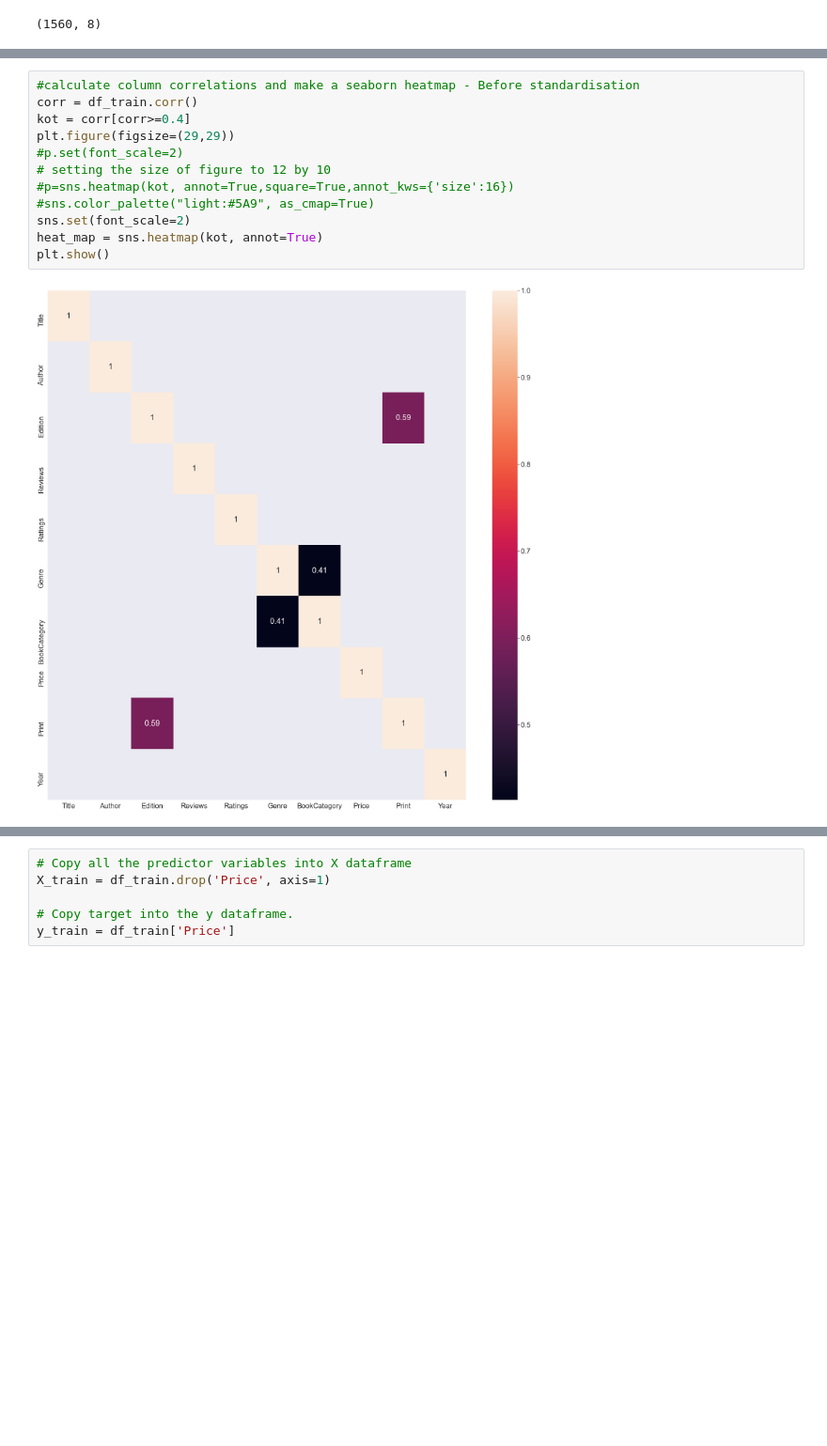
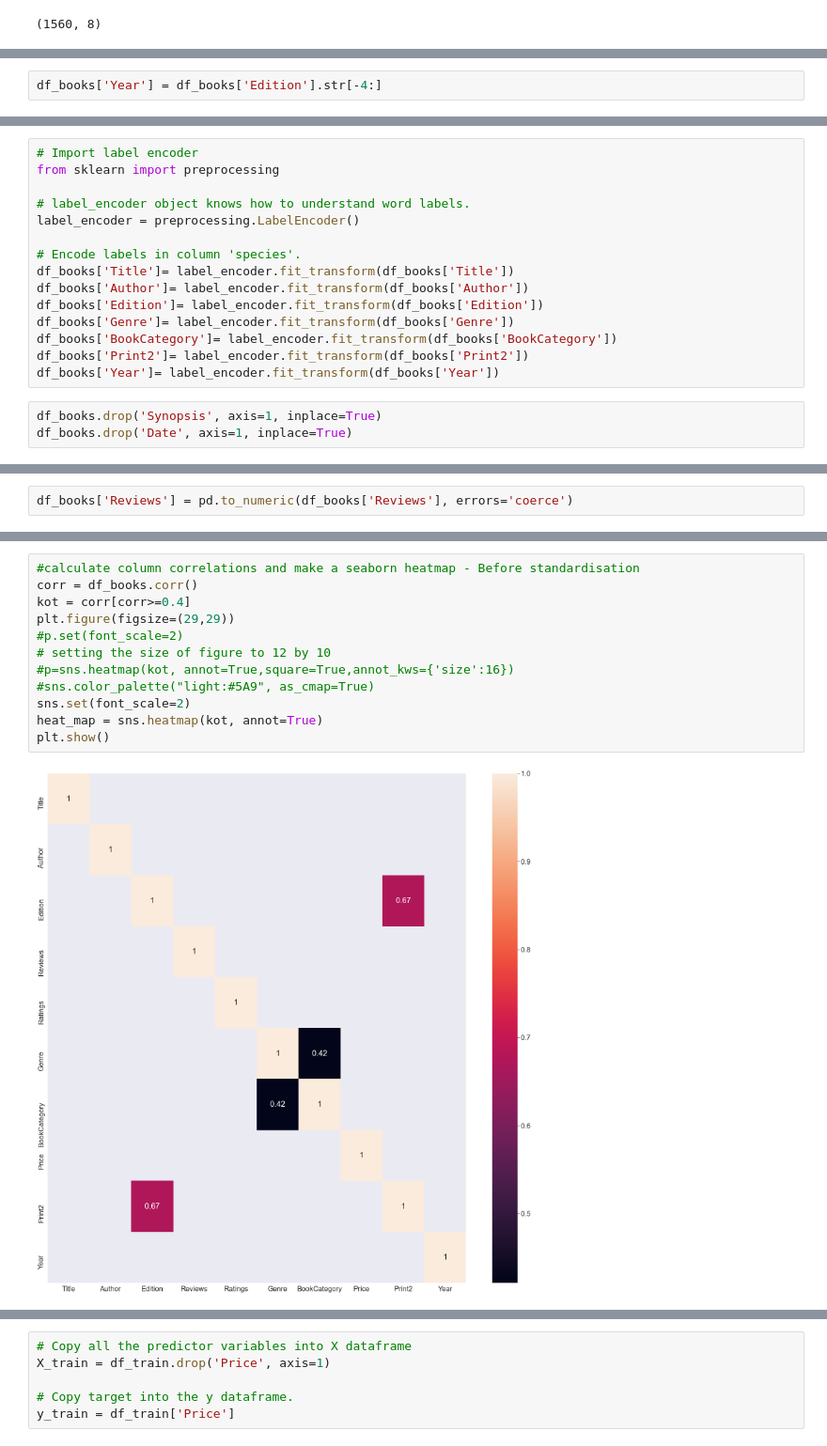
Before and after one commit to athisya/book_price, a Jupyter notebook: Predict_The_Price_Of_Books.ipynb, the cells around one changed output, grey strips where cells are left out. Shown at 94% size. Saved outputs shown, nothing was run; the diff lists cells and outputs as text; blank space fills up the shorter version.

```diff
--- a/Predict_The_Price_Of_Books.ipynb
+++ b/Predict_The_Price_Of_Books.ipynb
@@ -291,0 +173,2 @@ len(lstnumericcolumns)
+# %%
+df_books['Year'] = df_books['Edition'].str[-4:]
@@ -291,0 +195,18 @@ len(lstnumericcolumns)
+# %%
+# Import label encoder
+from sklearn import preprocessing
+
+# label_encoder object knows how to understand word labels.
+label_encoder = preprocessing.LabelEncoder()
+
+# Encode labels in column 'species'.
+df_books['Title']= label_encoder.fit_transform(df_books['Title'])
+df_books['Author']= label_encoder.fit_transform(df_books['Author'])
+df_books['Edition']= label_encoder.fit_transform(df_books['Edition'])
+df_books['Genre']= label_encoder.fit_transform(df_books['Genre'])
+df_books['BookCategory']= label_encoder.fit_transform(df_books['BookCategory'])
+df_books['Print2']= label_encoder.fit_transform(df_books['Print2'])
+df_books['Year']= label_encoder.fit_transform(df_books['Year'])
+# %%
+df_books.drop('Synopsis', axis=1, inplace=True)
+df_books.drop('Date', axis=1, inplace=True)
@@ -291,0 +233,2 @@ len(lstnumericcolumns)
+# %%
+df_books['Reviews'] = pd.to_numeric(df_books['Reviews'], errors='coerce')
@@ -378,15 +366,15 @@ sns.heatmap(corr, mask=mask, cmap=cmap, vmax=.3, center=0,
 # %%
 #calculate column correlations and make a seaborn heatmap - Before standardisation
-corr = df_train.corr()
+corr = df_books.corr()
 kot = corr[corr>=0.4]
 plt.figure(figsize=(29,29))
 #p.set(font_scale=2)
 # setting the size of figure to 12 by 10
 #p=sns.heatmap(kot, annot=True,square=True,annot_kws={'size':16})
 #sns.color_palette("light:#5A9", as_cmap=True)
 sns.set(font_scale=2)
 heat_map = sns.heatmap(kot, annot=True)
 plt.show()
 # %% [output]
-[figure, old version]
+[figure, new version]
 # %%
```
Also changed, not shown: parts of 78 cells of this notebook.
